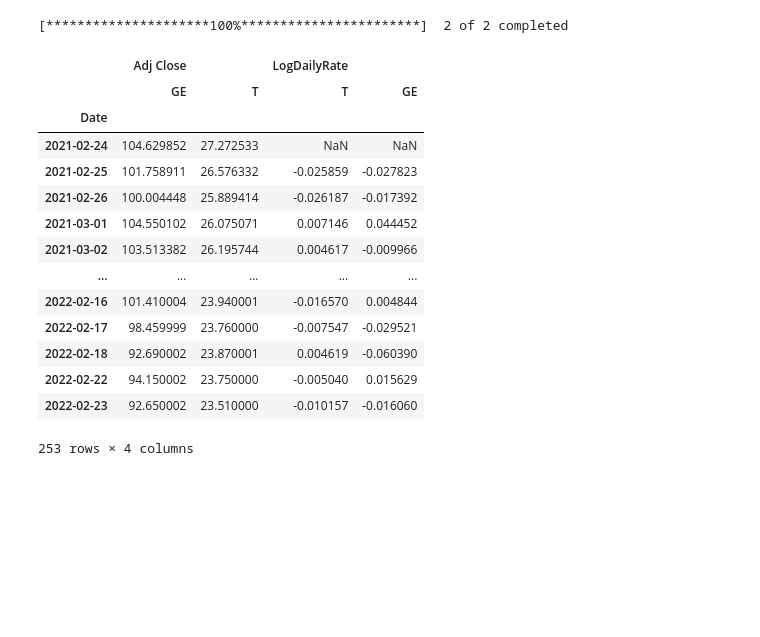
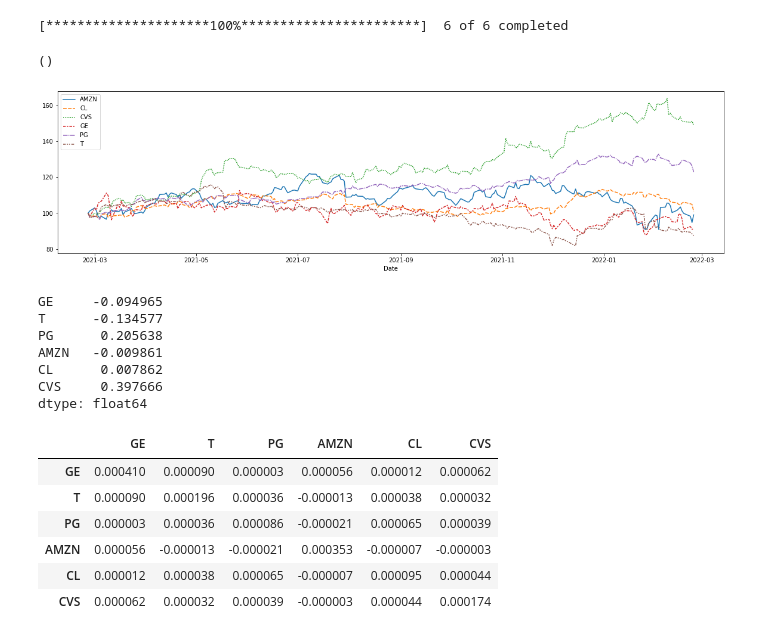
Before and after one commit to satish-kumar-pradhan/Portfolio-Optimization, a Jupyter notebook: EfficientFrontier.ipynb, the cells around one changed output. Drawn from its saved outputs; the diff is of its cells as text; code cells hidden in the pictures; blank space fills up the shorter version.

```diff
--- a/EfficientFrontier.ipynb
+++ b/EfficientFrontier.ipynb
@@ -6,6 +7,6 @@ import numpy
 # %%
 # function to fetch data from yahoo finance for 1 year
-def FetchData(Tickers,Period="1y",Interval='1d',Start=None,End=None,Group_by='column',Columns=['Adj Close']):
+def FetchData(Tickers,Period="1y",Interval='1d',Start=None,End=None,Group_by='column',Column='Adj Close'):
 
     """
     Return the data for tickers
@@ -17,10 +18,10 @@ def FetchData(Tickers,Period="1y",Interval='1d',Start=None,End=None,Group_by='co
         end: str             Download end date string (YYYY-MM-DD) or _datetime. Default is now
         group_by : str             Group by 'ticker' or 'column' (default)
     """
-    StockData = yfinance.download(Tickers,start=Start,end=End,period=Period,interval=Interval)
+    StockData = yf.download(Tickers,start=Start,end=End,period=Period,interval=Interval)
 
-    if Columns!=None:
-        SelectedData = StockData.loc[:,Columns]
+    if Column!=None:
+        SelectedData = StockData[Column]
     else:
         SelectedData = StockData
 
@@ -40,21 +38,49 @@ def Calculation(Data_Selected,Ticker,ColumnName):
-# %%
-Tickers_List = ['T','GE']
-DataFrame = FetchData(Tickers_List)
-Calculation(DataFrame,Tickers_List,'Adj Close')
-# %% [output]
-[*********************100%***********************]  2 of 2 completed
-|  | Adj Close |  | LogDailyRate |  |
-|  | GE | T | T | GE |
-| Date |  |  |  |  |
-| 2021-02-24 | 104.629852 | 27.272533 | NaN | NaN |
-| 2021-02-25 | 101.758911 | 26.576332 | -0.025859 | -0.027823 |
-| 2021-02-26 | 100.004448 | 25.889414 | -0.026187 | -0.017392 |
-| 2021-03-01 | 104.550102 | 26.075071 | 0.007146 | 0.044452 |
-| 2021-03-02 | 103.513382 | 26.195744 | 0.004617 | -0.009966 |
-| ... | ... | ... | ... | ... |
-| 2022-02-16 | 101.410004 | 23.940001 | -0.016570 | 0.004844 |
-| 2022-02-17 | 98.459999 | 23.760000 | -0.007547 | -0.029521 |
-| 2022-02-18 | 92.690002 | 23.870001 | 0.004619 | -0.060390 |
-| 2022-02-22 | 94.150002 | 23.750000 | -0.005040 | 0.015629 |
-| 2022-02-23 | 92.650002 | 23.510000 | -0.010157 | -0.016060 |
-253 rows × 4 columns
+# %%
+def ComparitiveDisplay(StockData):
+    # Display the growth of stocks by setting starting price to 100
+    # The graph is displayed then
+    ticker_list=StockData.columns
+    temp_df = pd.DataFrame()
+    for i in ticker_list:
+        temp_df[i]=(StockData[i]/StockData[i][0])*100
+
+
+    plt.figure(figsize=(20,5))
+    sns.lineplot(data=temp_df)
+
+    return()
+# %%
+# Selection of the Stocks for optimization
+Tickers_List = ['GE','T','PG','AMZN','CL','CVS']
+StockPrice = FetchData(Tickers_List)
+LogReturnRate = Calculation(StockPrice,Tickers_List)
+# %% [output]
+[*********************100%***********************]  6 of 6 completed
+# %%
+ComparitiveDisplay(StockPrice)
+# %% [output]
+()
+[figure, added]
+# %%
+#Displaying the total log return for the last 1 year
+ReturnRate = LogReturnRate.sum()
+ReturnRate
+# %% [output]
+GE     -0.094965
+T      -0.134577
+PG      0.205638
+AMZN   -0.009861
+CL      0.007862
+CVS     0.397666
+dtype: float64
+# %%
+Cov_Matrix = LogReturnRate.cov()
+Cov_Matrix
+# %% [output]
+|  | GE | T | PG | AMZN | CL | CVS |
+| GE | 0.000410 | 0.000090 | 0.000003 | 0.000056 | 0.000012 | 0.000062 |
+| T | 0.000090 | 0.000196 | 0.000036 | -0.000013 | 0.000038 | 0.000032 |
+| PG | 0.000003 | 0.000036 | 0.000086 | -0.000021 | 0.000065 | 0.000039 |
+| AMZN | 0.000056 | -0.000013 | -0.000021 | 0.000353 | -0.000007 | -0.000003 |
+| CL | 0.000012 | 0.000038 | 0.000065 | -0.000007 | 0.000095 | 0.000044 |
+| CVS | 0.000062 | 0.000032 | 0.000039 | -0.000003 | 0.000044 | 0.000174 |
```
Also changed, not shown: parts of 2 cells of this notebook.
